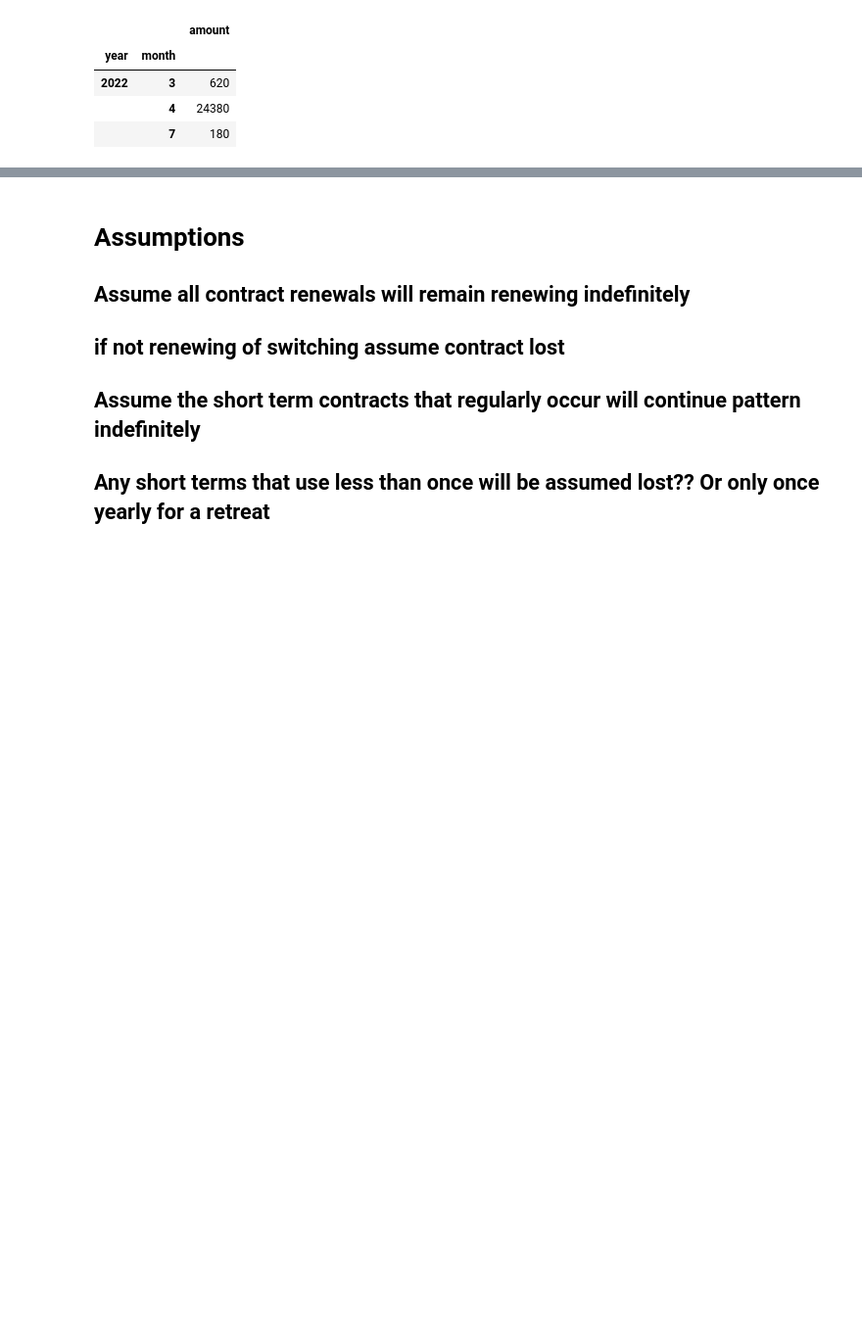
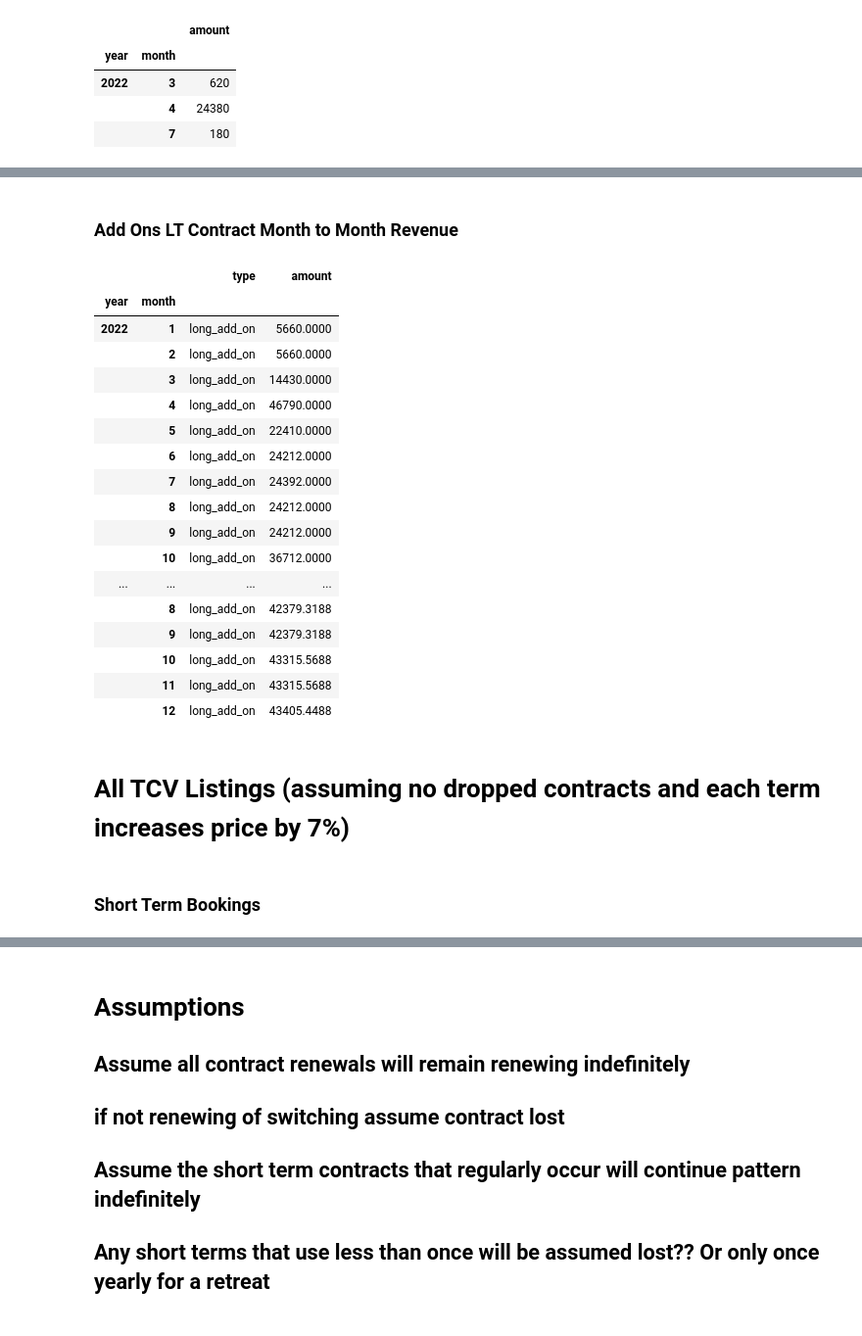
Before and after one commit to njw27/codi_pres, a Jupyter notebook: codi_nb.ipynb, the cells around one changed output, grey strips where cells are left out. Shown: that part at 98% size. Cells and saved outputs as stored; diff of their text form; code cells hidden in the pictures; blank space fills up the shorter version.

```diff
--- a/codi_nb.ipynb
+++ b/codi_nb.ipynb
@@ -985,0 +925,34 @@ framed_addon.head(60)
+# %% [markdown]
+### Add Ons LT Contract Month to Month Revenue
+# %%
+framed_addon2 = framed_addon[["month", "year", "amount"]].groupby(["year","month"]).sum()
+
+
+cleanish_add = framed_addon2
+cleanish_add["type"] = "long_add_on"
+
+cleaned_addon_lt = cleanish_add[["type", "amount"]]
+cleaned_addon_lt
+# %% [output]
+|  |  | type | amount |
+| year | month |  |  |
+| 2022 | 1 | long_add_on | 5660.0000 |
+|  | 2 | long_add_on | 5660.0000 |
+|  | 3 | long_add_on | 14430.0000 |
+|  | 4 | long_add_on | 46790.0000 |
+|  | 5 | long_add_on | 22410.0000 |
+|  | 6 | long_add_on | 24212.0000 |
+|  | 7 | long_add_on | 24392.0000 |
+|  | 8 | long_add_on | 24212.0000 |
+|  | 9 | long_add_on | 24212.0000 |
+|  | 10 | long_add_on | 36712.0000 |
+| ... | ... | ... | ... |
+|  | 8 | long_add_on | 42379.3188 |
+|  | 9 | long_add_on | 42379.3188 |
+|  | 10 | long_add_on | 43315.5688 |
+|  | 11 | long_add_on | 43315.5688 |
+|  | 12 | long_add_on | 43405.4488 |
+# %% [markdown]
+# All TCV Listings (assuming no dropped contracts and each term increases price by 7%)
+# %% [markdown]
+### Short Term Bookings
```
Also changed, not shown: parts of 19 cells of this notebook.
